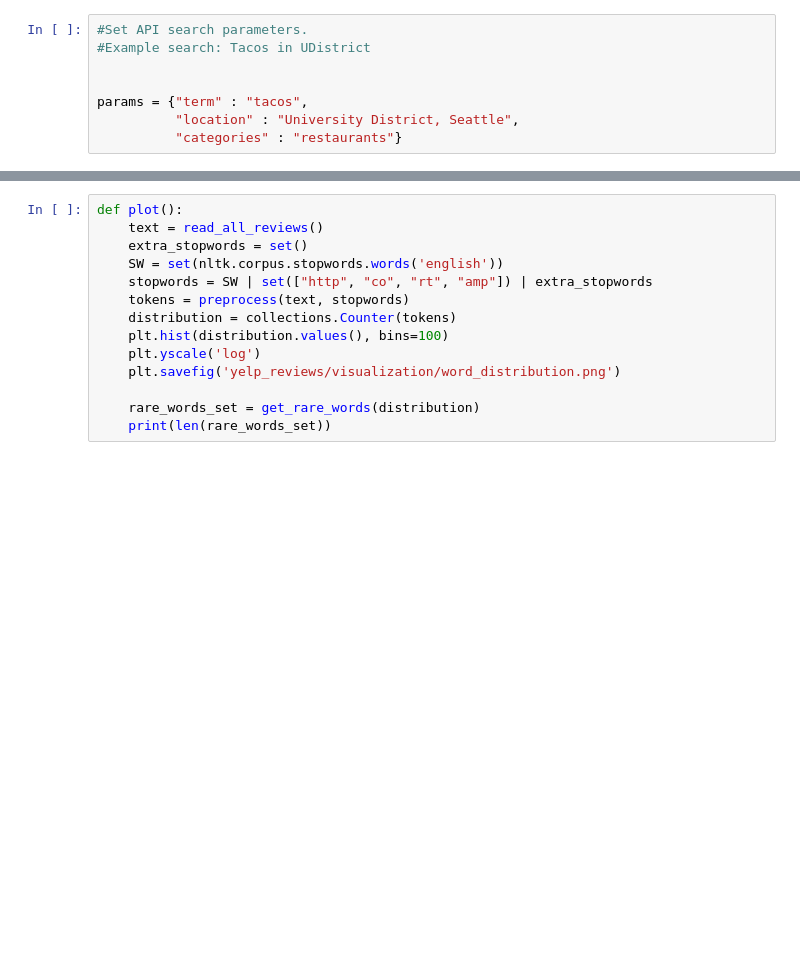
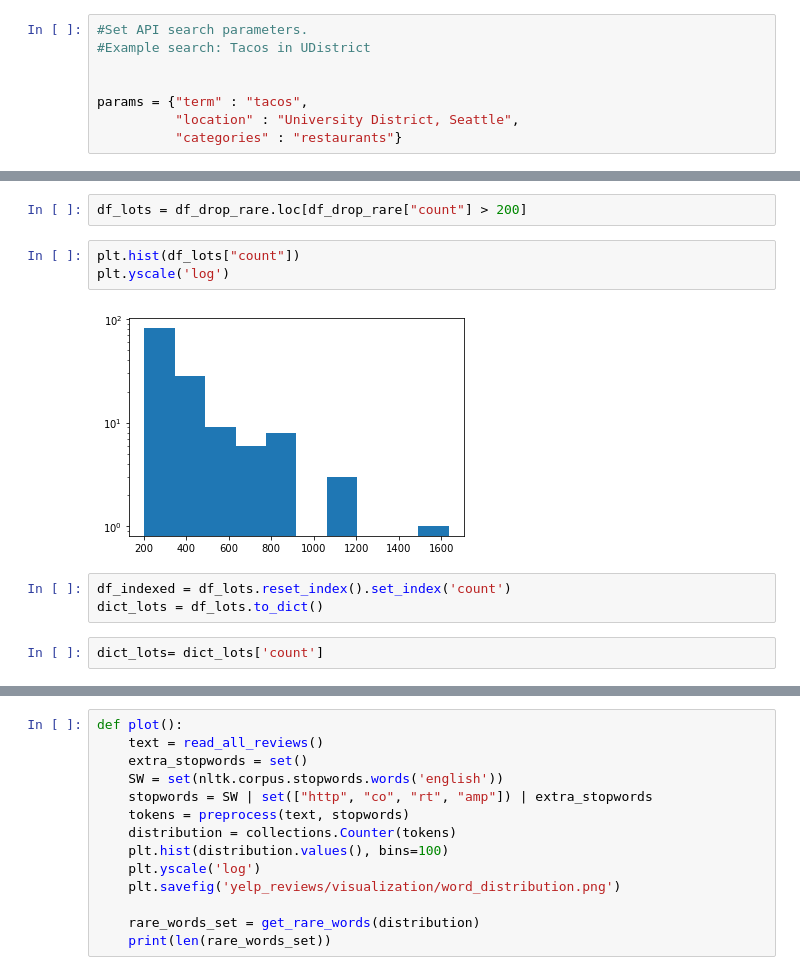
Before and after one commit to tommycqy/Yelp-Reviews, a Jupyter notebook: examples/mapbox_viz.ipynb, the cells around one changed output, grey strips where cells are left out. Saved outputs shown, nothing was run; the diff lists cells and outputs as text; blank space fills up the shorter version.

```diff
--- a/examples/mapbox_viz.ipynb
+++ b/examples/mapbox_viz.ipynb
@@ -124,0 +209,12 @@ viz3.show()
+# %%
+df_lots = df_drop_rare.loc[df_drop_rare["count"] > 200]
+# %%
+plt.hist(df_lots["count"])
+plt.yscale('log')
+# %% [output]
+[figure, added]
+# %%
+df_indexed = df_lots.reset_index().set_index('count')
+dict_lots = df_lots.to_dict()
+# %%
+dict_lots= dict_lots['count']
```
Also changed, not shown: parts of 20 cells of this notebook, 1 other file.
